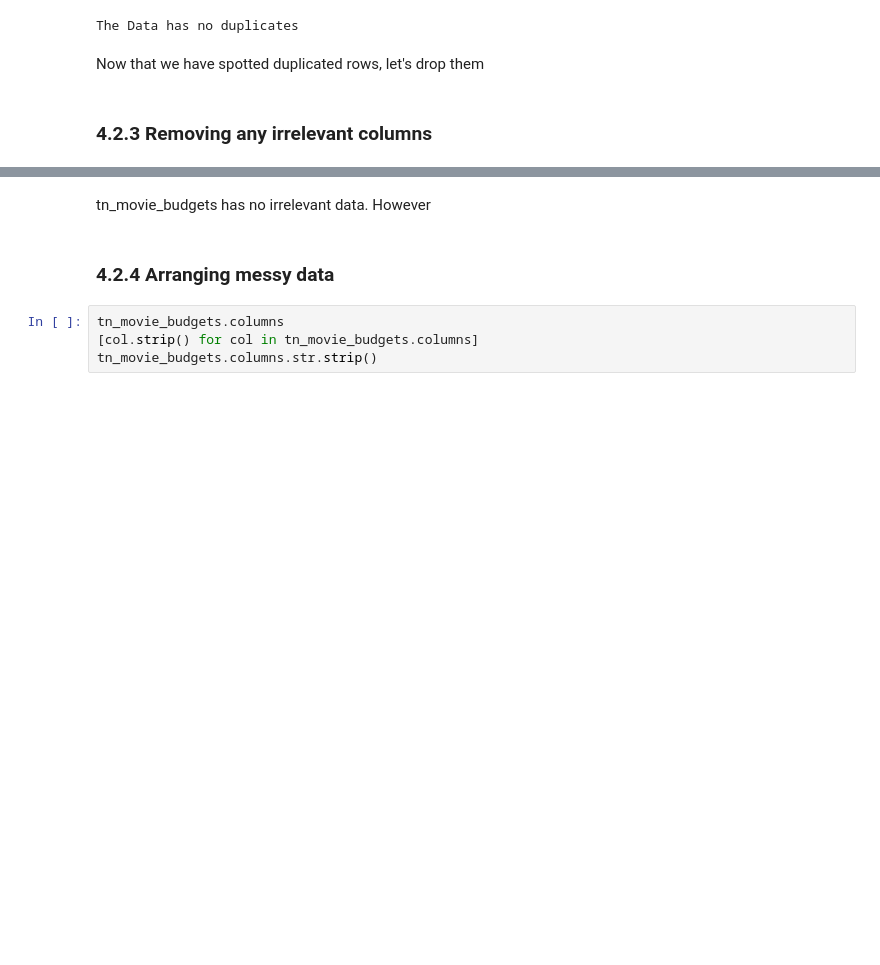
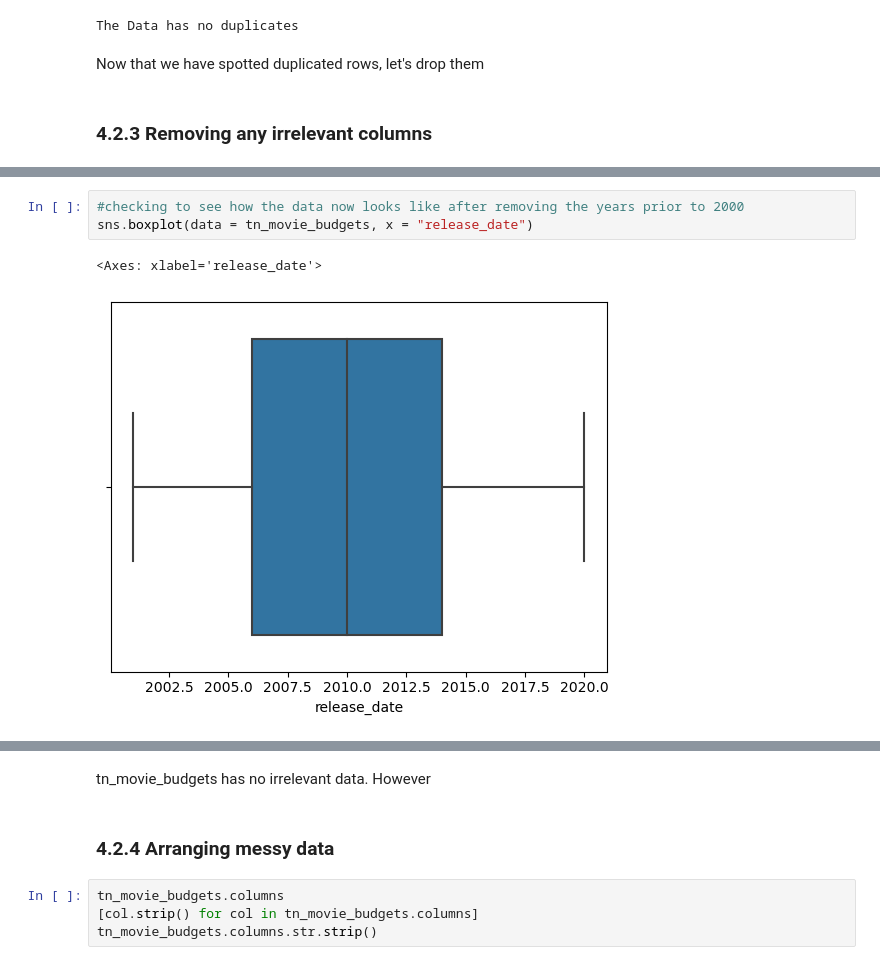
Before and after one commit to MuchiriKinyua/Microsoft-Movie-Project, a Jupyter notebook: Microsoft Movie project.ipynb, the cells around one changed output, grey strips where cells are left out. Cells and saved outputs as stored; diff of their text form; blank space fills up the shorter version.

```diff
--- a/Microsoft Movie project.ipynb
+++ b/Microsoft Movie project.ipynb
@@ -430,3 +432,9 @@ tn_movie_budgets
+# %%
+#checking to see how the data now looks like after removing the years prior to 2000
+sns.boxplot(data = tn_movie_budgets, x = "release_date")
+# %% [output]
+<Axes: xlabel='release_date'>
+[figure, added]
 # %%
 unique_dates = tn_movie_budgets["release_date"].unique()
 print(unique_dates)
```
Also changed, not shown: parts of 7 cells of this notebook.
